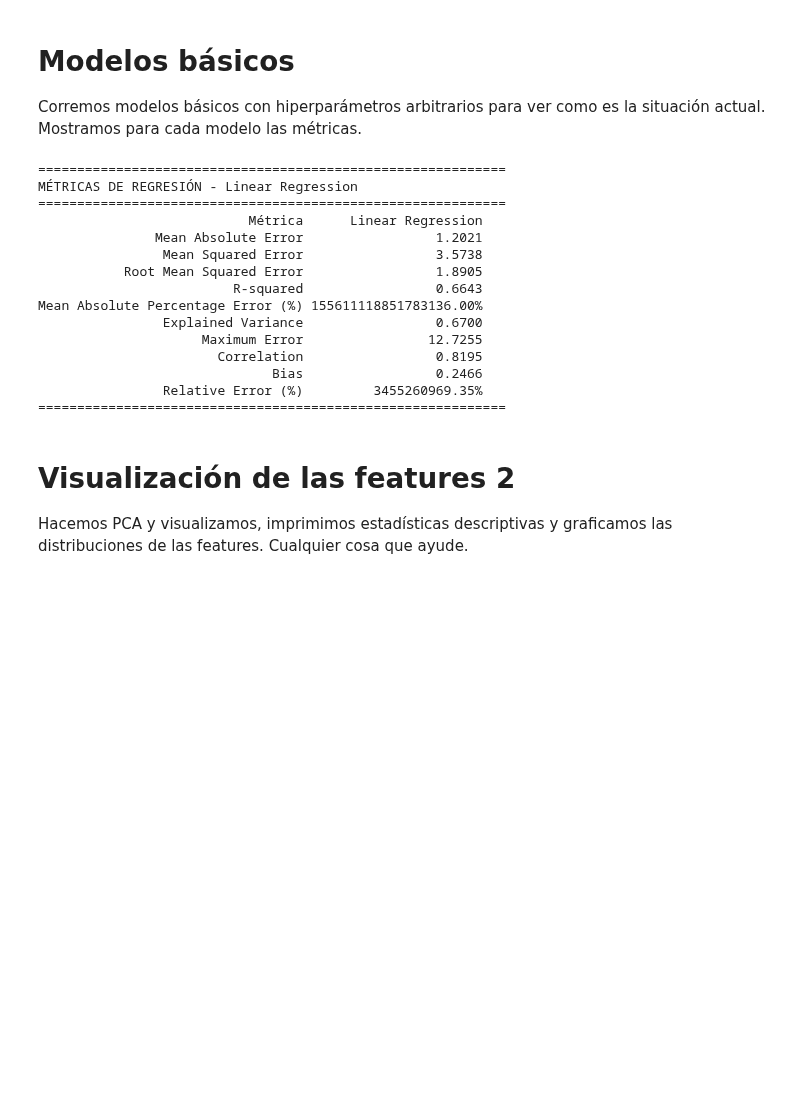
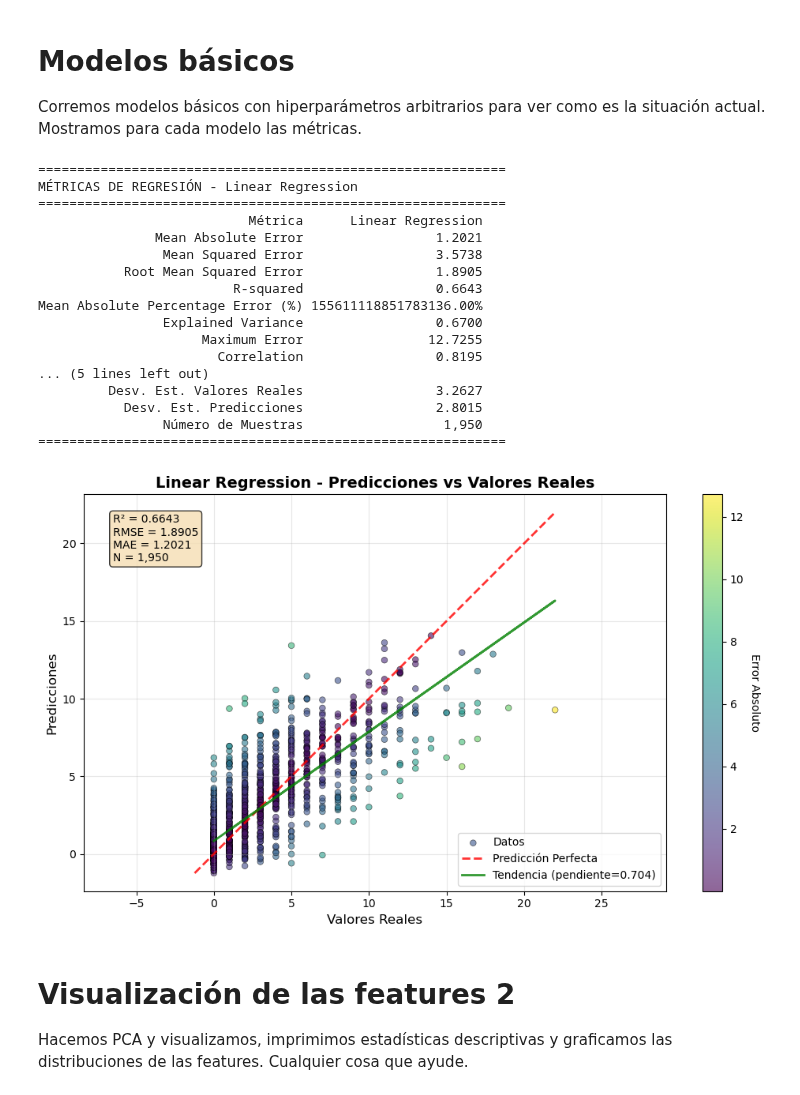
Before and after one commit to castaisa/BA_BICIS_MyC, a Jupyter notebook: src_main/features_2/Limited_stations_info.ipynb, the cells around one changed output. Drawn from its saved outputs; the diff is of its cells as text; code cells hidden in the pictures; blank space fills up the shorter version.

Commit message:
metricas con grafico

```diff
--- a/src_main/features_2/Limited_stations_info.ipynb
+++ b/src_main/features_2/Limited_stations_info.ipynb
@@ -63,23 +63,26 @@ importlib.reload(md2)
 pred_202 = md2.linear_regression(X_train_202, y_train_202, X_val_202)
 # %%
 importlib.reload(mt)
-metricas, tabla = mt.evaluar_rapido(y_val_202, pred_202, "Linear Regression")
+metricas, tabla = mt.evaluar_modelo_regresion(y_val_202, pred_202, "Linear Regression")
 # %% [output]
 ============================================================
 MÉTRICAS DE REGRESIÓN - Linear Regression
 ============================================================
                            Métrica      Linear Regression
                Mean Absolute Error                 1.2021
                 Mean Squared Error                 3.5738
            Root Mean Squared Error                 1.8905
                          R-squared                 0.6643
 Mean Absolute Percentage Error (%) 155611118851783136.00%
                 Explained Variance                 0.6700
                      Maximum Error                12.7255
                        Correlation                 0.8195
-                              Bias                 0.2466
-                Relative Error (%)         3455260969.35%
+... (5 lines left out)
+         Desv. Est. Valores Reales                 3.2627
+           Desv. Est. Predicciones                 2.8015
+                Número de Muestras                  1,950
 ============================================================
+[figure, added]
 # %% [markdown]
 # Visualización de las features 2
 Hacemos PCA y visualizamos, imprimimos estadísticas descriptivas y graficamos las distribuciones de las features. Cualquier cosa que ayude.
```
Also changed, not shown: 1 other file.
